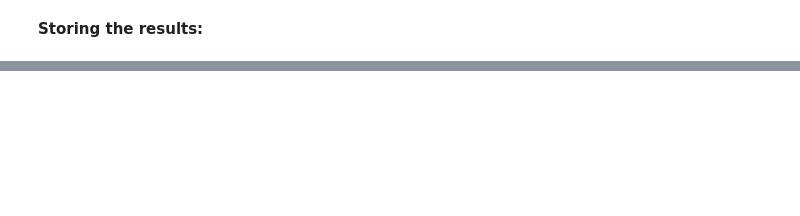
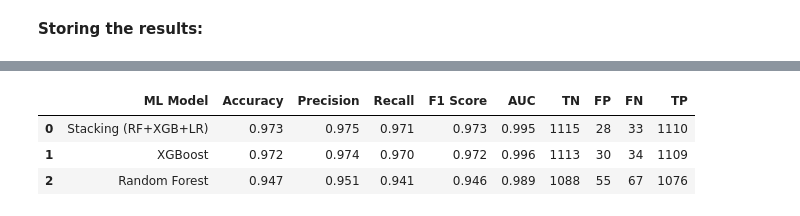
Before and after one commit to rubenmartogi/Phishing-Website-Detection-using-XGBoost-and-RFM, a Jupyter notebook: Phishing Website Detection_Models & Training.ipynb, the cells around one changed output, grey strips where cells are left out. Cells and saved outputs as stored; diff of their text form; code cells hidden in the pictures; blank space fills up the shorter version.

```diff
--- a/Phishing Website Detection_Models & Training.ipynb
+++ b/Phishing Website Detection_Models & Training.ipynb
@@ -197,7 +52,0 @@ y = data['label']
-# %%
-# Splitting the dataset into train and test sets: 80-20 split
-from sklearn.model_selection import train_test_split
-
-X_train, X_test, y_train, y_test = train_test_split(X, y,
-                                                    test_size = 0.2, random_state = 12)
-X_train.shape, X_test.shape
@@ -960,0 +595,42 @@ AUC: 0.908
+# %%
+from sklearn.metrics import accuracy_score, precision_score, recall_score, f1_score, roc_auc_score, confusion_matrix
+import numpy as np
+
+def evaluate_model(name, model, X_eval, y_eval):
+    y_pred = model.predict(X_eval)
+    y_prob = model.predict_proba(X_eval)[:, 1] if hasattr(model, "predict_proba") else y_pred
+
+    tn, fp, fn, tp = confusion_matrix(y_eval, y_pred, labels=[0, 1]).ravel()
+    try:
+        auc = roc_auc_score(y_eval, y_prob)
+    except Exception:
+        auc = np.nan
+
+    return {
+        "ML Model": name,
+        "Accuracy": round(accuracy_score(y_eval, y_pred), 3),
+        "Precision": round(precision_score(y_eval, y_pred, zero_division=0), 3),
+        "Recall": round(recall_score(y_eval, y_pred, zero_division=0), 3),
+        "F1 Score": round(f1_score(y_eval, y_pred, zero_division=0), 3),
+        "AUC": round(auc, 3) if not np.isnan(auc) else np.nan,
+        "TN": int(tn), "FP": int(fp), "FN": int(fn), "TP": int(tp),
+    }
+
+detail_rows = []
+if "forest" in globals():
+    detail_rows.append(evaluate_model("Random Forest", forest, X_test, y_test))
+if "xgb" in globals():
+    detail_rows.append(evaluate_model("XGBoost", xgb, X_test, y_test))
+if "stack_model" in globals():
+    detail_rows.append(evaluate_model("Stacking (RF+XGB+LR)", stack_model, X_test, y_test))
+
+detail_df = pd.DataFrame(detail_rows).sort_values(
+    by=["Accuracy", "F1 Score"], ascending=False
+).reset_index(drop=True)
+
+detail_df
+# %% [output]
+|  | ML Model | Accuracy | Precision | Recall | F1 Score | AUC | TN | FP | FN | TP |
+| 0 | Stacking (RF+XGB+LR) | 0.973 | 0.975 | 0.971 | 0.973 | 0.995 | 1115 | 28 | 33 | 1110 |
+| 1 | XGBoost | 0.972 | 0.974 | 0.970 | 0.972 | 0.996 | 1113 | 30 | 34 | 1109 |
+| 2 | Random Forest | 0.947 | 0.951 | 0.941 | 0.946 | 0.989 | 1088 | 55 | 67 | 1076 |
```
Also changed, not shown: parts of 47 cells of this notebook, 7 other files.
